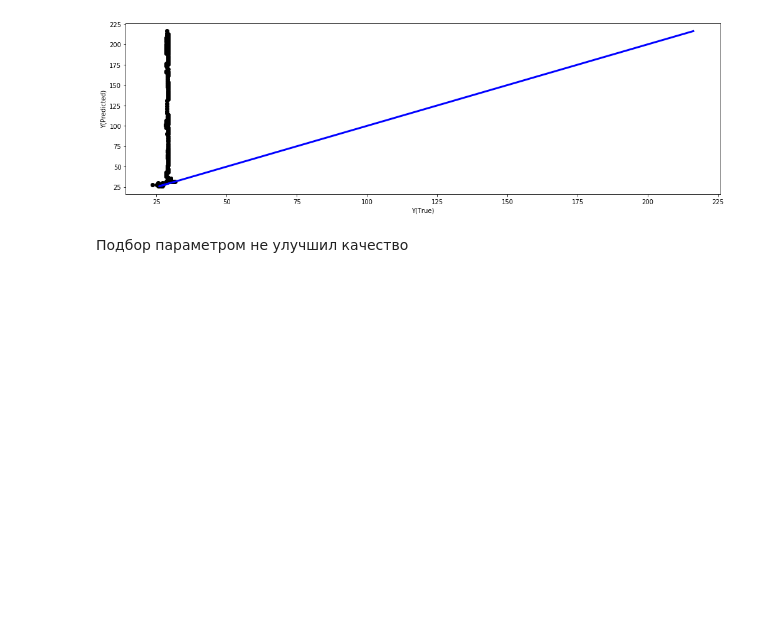
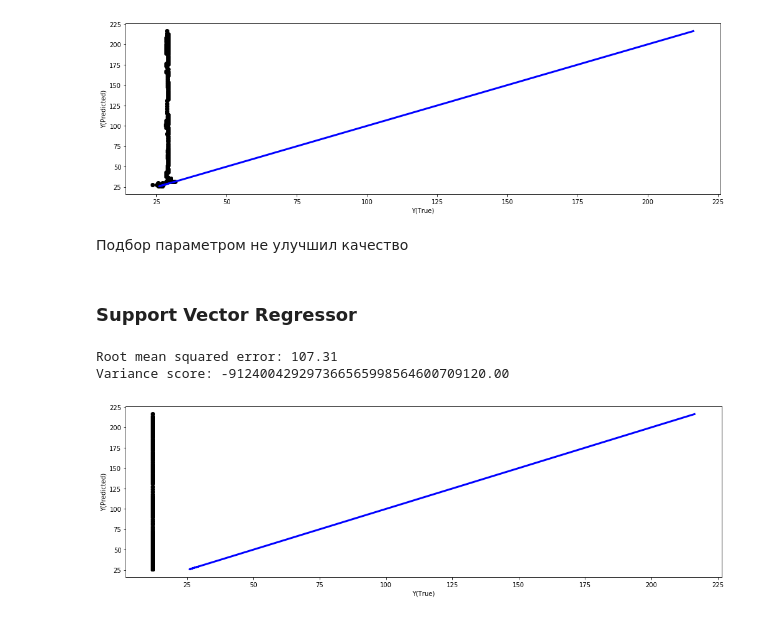
Before and after one commit to mmariyavyatkina/otus_course, a Jupyter notebook: Project/Trading app NVDA.ipynb, the cells around one changed output. Cells and saved outputs as stored; diff of their text form; code cells hidden in the pictures; blank space fills up the shorter version.

```diff
--- a/Project/Trading app NVDA.ipynb
+++ b/Project/Trading app NVDA.ipynb
@@ -785,3 +755,17 @@ Variance score: -13920.70
 [figure]
 # %% [markdown]
 Подбор параметром не улучшил качество
+# %% [markdown]
+### Support Vector Regressor
+# %%
+from sklearn.svm import SVR
+
+svr_clf = SVR()
+svr_clf.fit(x_train, y_train)
+y_pred = svr_clf.predict(x_valid)
+
+calc_metrics(y_pred, y_valid)
+# %% [output]
+Root mean squared error: 107.31
+Variance score: -912400429297366565998564600709120.00
+[figure, added]
```
Also changed, not shown: parts of 5 cells of this notebook.
